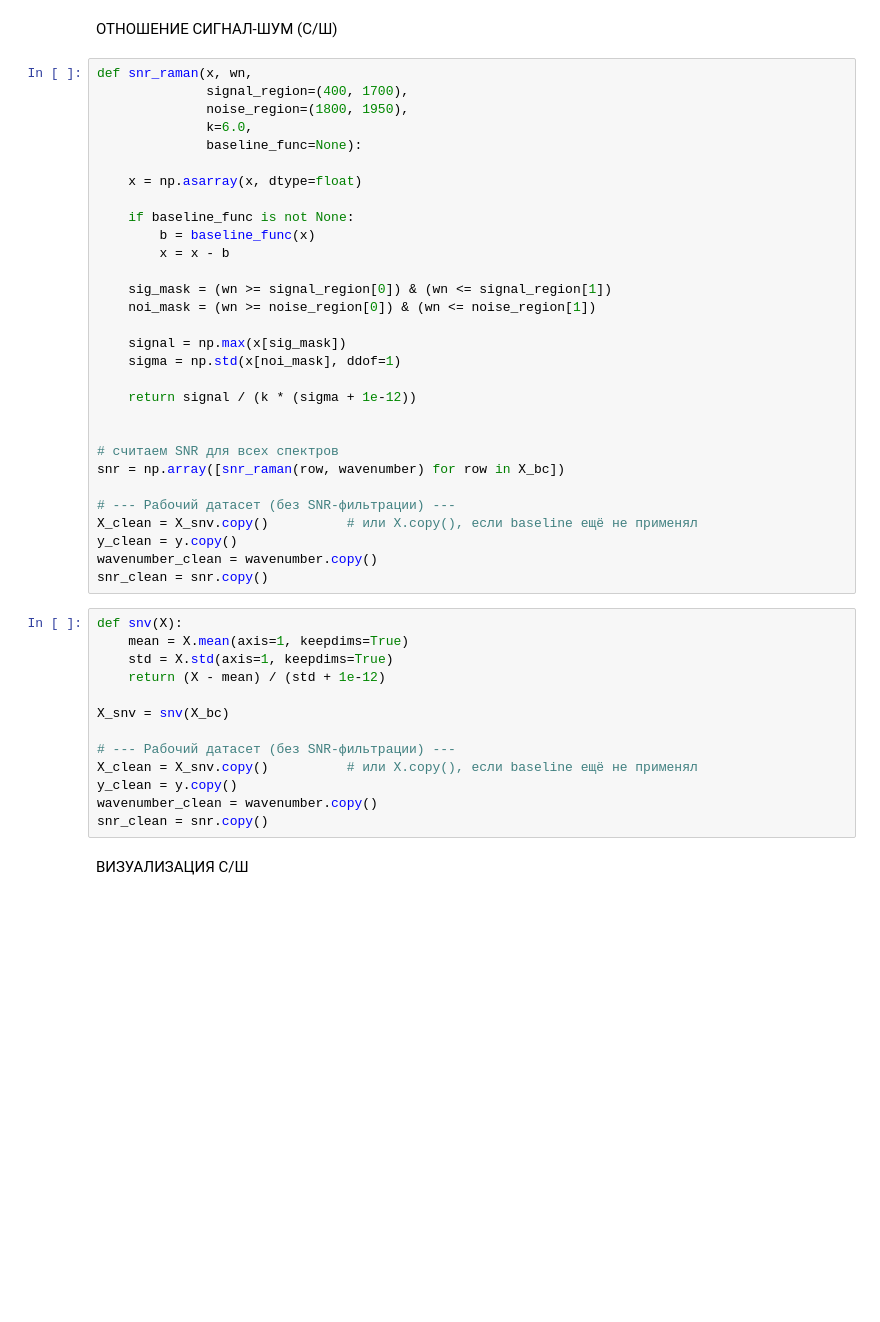
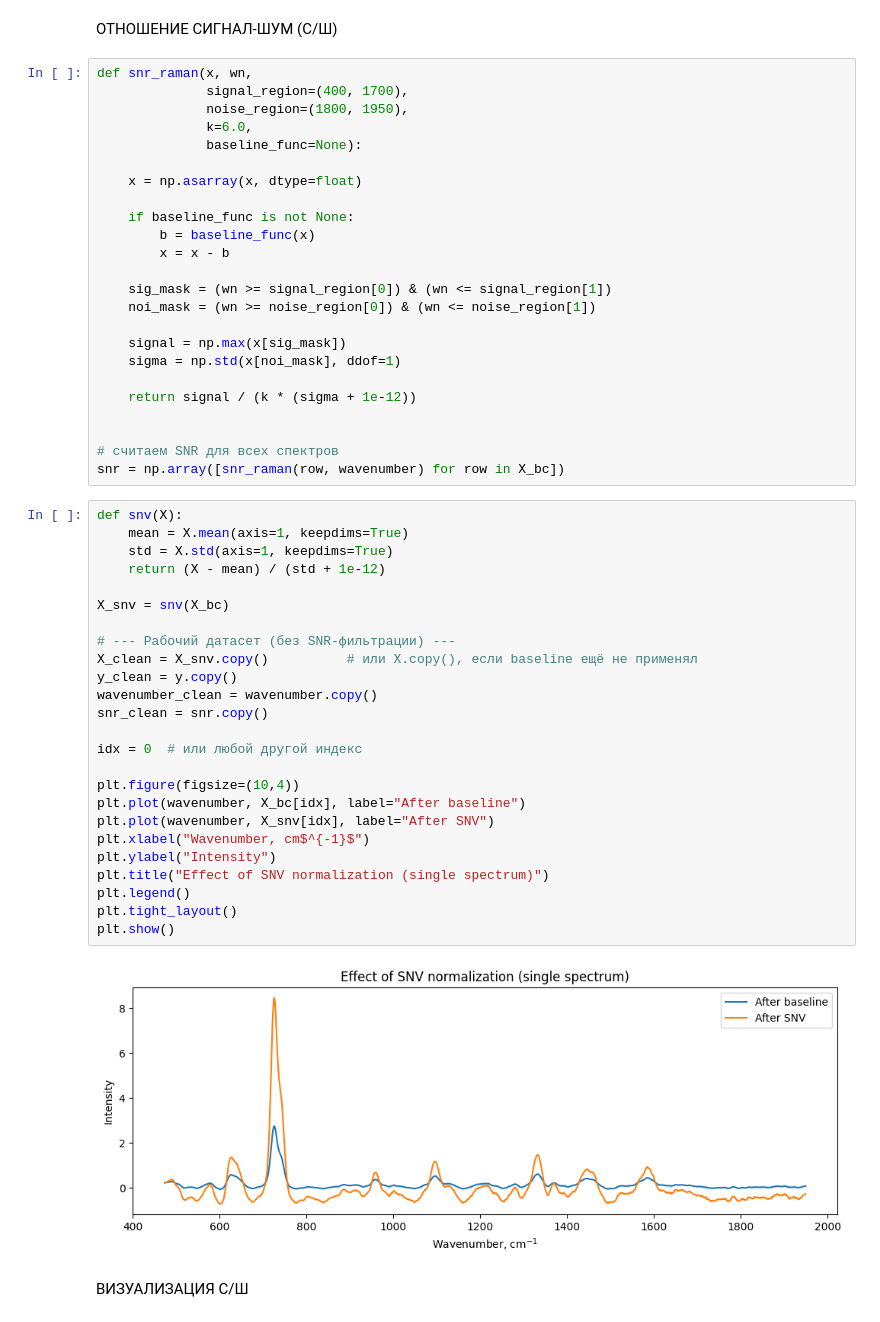
Before and after one commit to nstk24/diplomist, a Jupyter notebook: первый.ipynb, the cells around one changed output. Drawn from its saved outputs; the diff is of its cells as text; blank space fills up the shorter version.

```diff
--- a/первый.ipynb
+++ b/первый.ipynb
@@ -185,25 +185,33 @@ def snr_raman(x, wn,
 
 # считаем SNR для всех спектров
 snr = np.array([snr_raman(row, wavenumber) for row in X_bc])
-
-# --- Рабочий датасет (без SNR-фильтрации) ---
-X_clean = X_snv.copy()          # или X.copy(), если baseline ещё не применял
-y_clean = y.copy()
-wavenumber_clean = wavenumber.copy()
-snr_clean = snr.copy()
 # %%
 def snv(X):
     mean = X.mean(axis=1, keepdims=True)
     std = X.std(axis=1, keepdims=True)
     return (X - mean) / (std + 1e-12)
 
 X_snv = snv(X_bc)
 
 # --- Рабочий датасет (без SNR-фильтрации) ---
 X_clean = X_snv.copy()          # или X.copy(), если baseline ещё не применял
 y_clean = y.copy()
 wavenumber_clean = wavenumber.copy()
 snr_clean = snr.copy()
+
+idx = 0  # или любой другой индекс
+
+plt.figure(figsize=(10,4))
+plt.plot(wavenumber, X_bc[idx], label="After baseline")
+plt.plot(wavenumber, X_snv[idx], label="After SNV")
+plt.xlabel("Wavenumber, cm$^{-1}$")
+plt.ylabel("Intensity")
+plt.title("Effect of SNV normalization (single spectrum)")
+plt.legend()
+plt.tight_layout()
+plt.show()
+# %% [output]
+[figure, added]
 # %% [markdown]
 ВИЗУАЛИЗАЦИЯ С/Ш
 # %%
```
Also changed, not shown: parts of 2 cells of this notebook.
